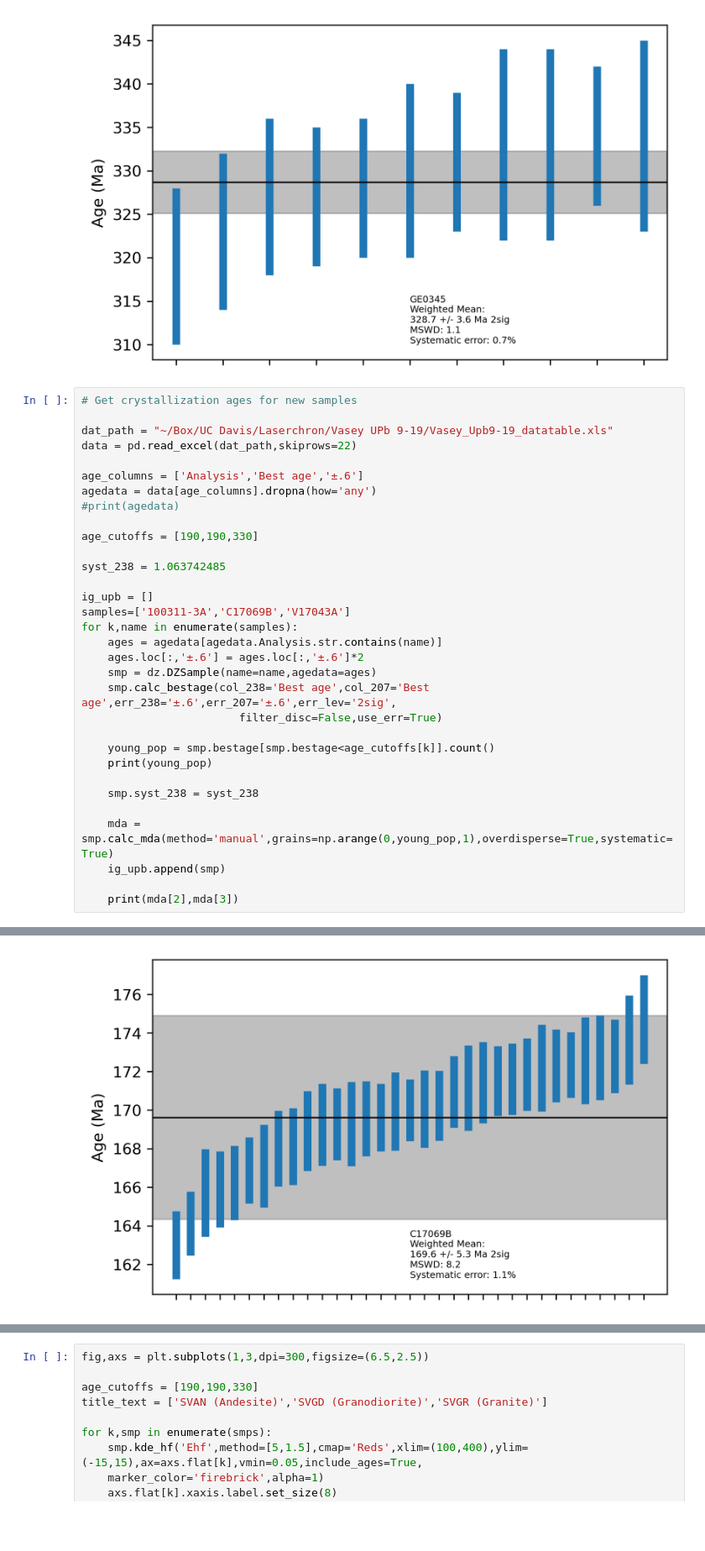
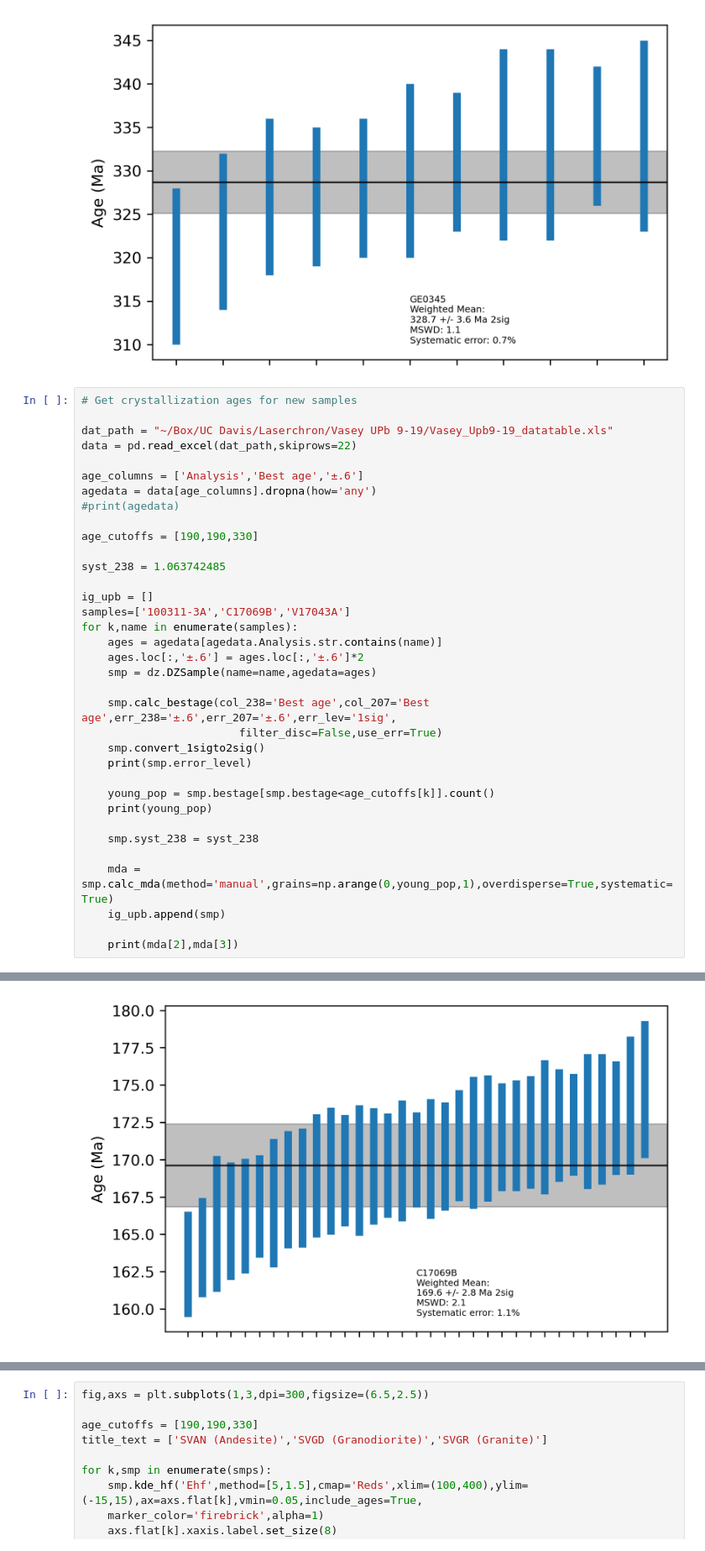
Before and after one commit to dyvasey/dz-caucasus, a Jupyter notebook: hf.ipynb, the cells around one changed output, grey strips where cells are left out. Shown at 84% size. Drawn from its saved outputs; the diff is of its cells as text; blank space fills up the shorter version.

Commit message:
Corrected an error in standards reporting

```diff
--- a/hf.ipynb
+++ b/hf.ipynb
@@ -84,8 +84,11 @@ for k,name in enumerate(samples):
     ages = agedata[agedata.Analysis.str.contains(name)]
     ages.loc[:,'±.6'] = ages.loc[:,'±.6']*2
     smp = dz.DZSample(name=name,agedata=ages)
-    smp.calc_bestage(col_238='Best age',col_207='Best age',err_238='±.6',err_207='±.6',err_lev='2sig',
+
+    smp.calc_bestage(col_238='Best age',col_207='Best age',err_238='±.6',err_207='±.6',err_lev='1sig',
                         filter_disc=False,use_err=True)
+    smp.convert_1sigto2sig()
+    print(smp.error_level)
 
     young_pop = smp.bestage[smp.bestage<age_cutoffs[k]].count()
     print(young_pop)
@@ -133 +153 @@ See the caveats in the documentation: https://pandas.pydata.org/pandas-docs/stab
-[figure, old version]
+[figure, new version]
```
Also changed, not shown: parts of 2 cells of this notebook, 5 other files.
